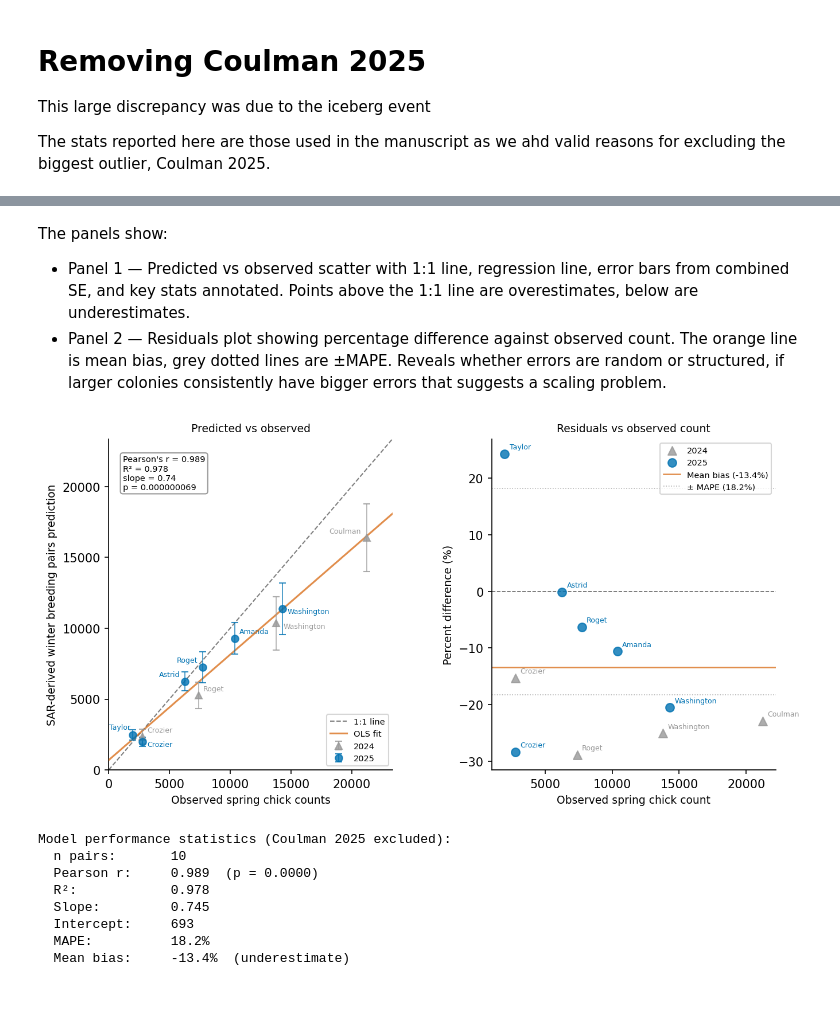
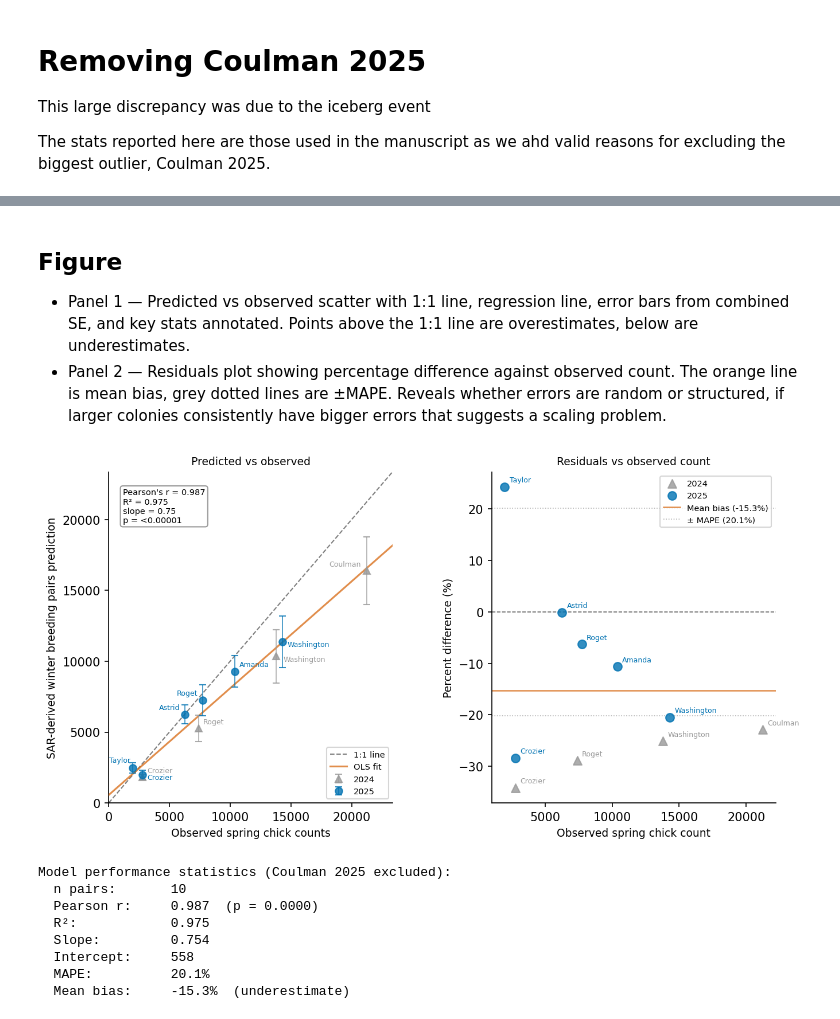
Before and after one commit to rosetazetta/SAR_EmperorPenguin, a Jupyter notebook: Code/chick_comparison_refined.ipynb, the cells around one changed output, grey strips where cells are left out. Drawn from its saved outputs; the diff is of its cells as text; code cells hidden in the pictures.

```diff
--- a/Code/chick_comparison_refined.ipynb
+++ b/Code/chick_comparison_refined.ipynb
@@ -37,8 +37,8 @@ Imports successful
 # %%
 INPUTPATH = "/mnt/c/Users/rfo37/OneDrive - University of Canterbury/PostDoc/Population modelling/"
 
-dfRFD = pd.read_excel(os.path.join(INPUTPATH, "Final results/dfHuddle_export_combined_uncertainty.xlsx"))
-dfMLR = pd.read_excel(os.path.join(INPUTPATH, "Final results/dfHuddleMLR_export_combined_uncertainty.xlsx"))
+dfRFD = pd.read_csv(os.path.join(INPUTPATH, "Final results/Actual final results/dfHuddle_export_combined_uncertainty_July2026.csv"))
+dfMLR = pd.read_csv(os.path.join(INPUTPATH, "Final results/Actual final results/dfHuddleMLR_export_combined_uncertainty_July2026.csv"))
 
 #These data files already find the average number of breeding pairs and calculate uncertainty based on the two sources of error.
 
@@ -810,5 +930,5 @@ Model performance statistics (Coulman 2025 excluded):
 # %% [markdown]
-The panels show:
+## Figure
 - Panel 1 — Predicted vs observed scatter with 1:1 line, regression line, error bars from combined SE, and key stats annotated. Points above the 1:1 line are overestimates, below are underestimates.
 - Panel 2 — Residuals plot showing percentage difference against observed count. The orange line is mean bias, grey dotted lines are ±MAPE. Reveals whether errors are random or structured, if larger colonies consistently have bigger errors that suggests a scaling problem.
 # %%
@@ -894,7 +1014,7 @@ ax1.plot(x_range, slope * x_range + intercept,
 # Stats annotation
 ax1.text(0.05, 0.95,
          f"Pearson's r = {r_val:.3f}\nR² = {r_value**2:.3f}\n"
-         f"slope = {slope:.2f}\np = {p_val:.9f}", #Here is where we add p-value 0s, refine this
+         f"slope = {slope:.2f}\np = {'<0.00001' if p_val < 0.00001 else f'{p_val:.5f}'}", #Here is where we add p-value 0s, refine this
          transform=ax1.transAxes,
          fontsize=7, va="top", ha="left",
          bbox=dict(boxstyle="round,pad=0.3",
@@ -932,40 +1052,40 @@ for yr in [2024, 2025]:
 
 ax2.axhline(0,    color="black",  linewidth=0.8, linestyle="--", alpha=0.6)
 ax2.axhline(bias, color="#D55E00", linewidth=1.2, linestyle="-",
             alpha=0.7, label=f"Mean bias ({bias:.1f}%)")
 ax2.axhline( mape, color="grey", linewidth=0.8, linestyle=":",
              alpha=0.6, label=f"± MAPE ({mape:.1f}%)")
 ax2.axhline(-mape, color="grey", linewidth=0.8, linestyle=":", alpha=0.6)
 
 ax2.set_xlabel("Observed spring chick count", fontsize=9)
 ax2.set_ylabel("Percent difference (%)", fontsize=9)
 ax2.set_title("Residuals vs observed count", fontsize=9)
 ax2.legend(fontsize=7, loc="upper right")
 ax2.spines["top"].set_visible(False)
 ax2.spines["right"].set_visible(False)
 
 plt.savefig(os.path.join(INPUTPATH,
-            "Final results/fig_model_performance_stats.png"),
+            "Final results/Actual final results/fig_model_performance_stats.png"),
             bbox_inches="tight", dpi=200)
 plt.show()
 
 # ── Print full stats summary ───────────────────────────────────────────────
 print("\nModel performance statistics (Coulman 2025 excluded):")
 print(f"  n pairs:       {len(dfComp)}")
 print(f"  Pearson r:     {r_val:.3f}  (p = {p_val:.4f})")
 print(f"  R²:            {r_value**2:.3f}")
 print(f"  Slope:         {slope:.3f}")
 print(f"  Intercept:     {intercept:.0f}")
 print(f"  MAPE:          {mape:.1f}%")
 print(f"  Mean bias:     {bias:.1f}%  "
       f"({'overestimate' if bias > 0 else 'underestimate'})")
 # %% [output]
-[figure, old version]
+[figure, new version]
 Model performance statistics (Coulman 2025 excluded):
   n pairs:       10
-  Pearson r:     0.989  (p = 0.0000)
-  R²:            0.978
-  Slope:         0.745
-  Intercept:     693
-  MAPE:          18.2%
-  Mean bias:     -13.4%  (underestimate)
+  Pearson r:     0.987  (p = 0.0000)
+  R²:            0.975
+  Slope:         0.754
+  Intercept:     558
+  MAPE:          20.1%
+  Mean bias:     -15.3%  (underestimate)
```
Also changed, not shown: parts of 10 cells of this notebook.
